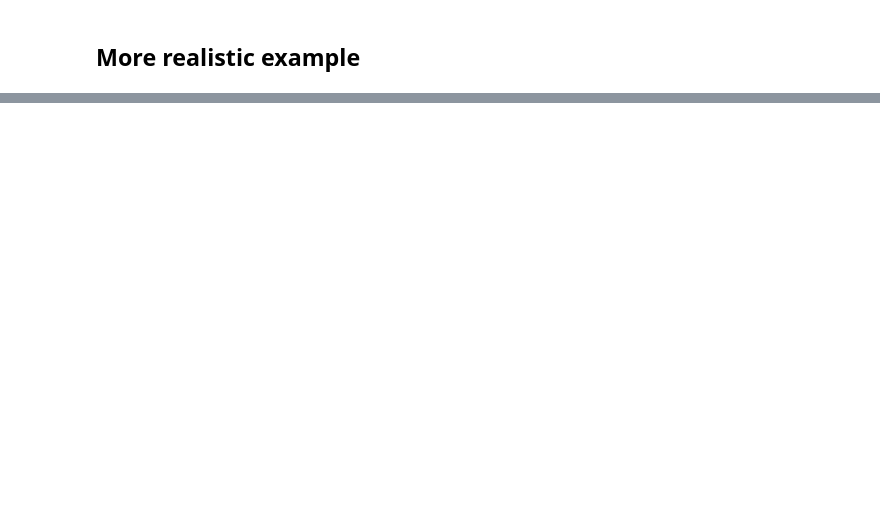
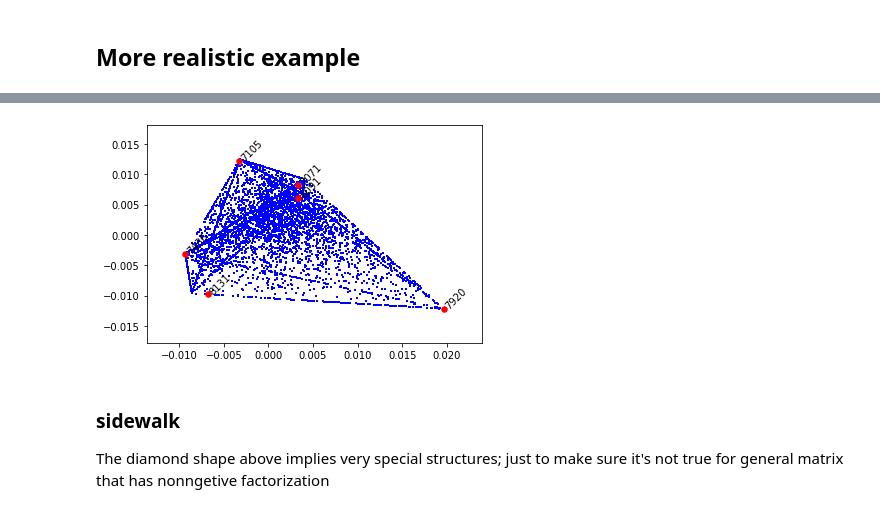
Before and after one commit to zihao12/pyJSMF-RAW, a Jupyter notebook: experiments/scaling_C.ipynb, the cells around one changed output, grey strips where cells are left out. Cells and saved outputs as stored; diff of their text form; code cells hidden in the pictures; blank space fills up the shorter version.

```diff
--- a/experiments/scaling_C.ipynb
+++ b/experiments/scaling_C.ipynb
@@ -273,0 +372,8 @@ Canvas(toolbar=Toolbar(toolitems=[('Home', 'Reset original view', 'home', 'home'
+# %%
+vis_extremal_pca(Cbar0_pj, S40, which_dim = which_dim, annotate=True,fontsize=10)
+# %% [output]
+[figure, added]
+# %% [markdown]
+### sidewalk
+
+The diamond shape above implies very special structures; just to make sure it's not true for general matrix that has nonngetive factorization
```
Also changed, not shown: parts of 29 cells of this notebook, 1 other file.
